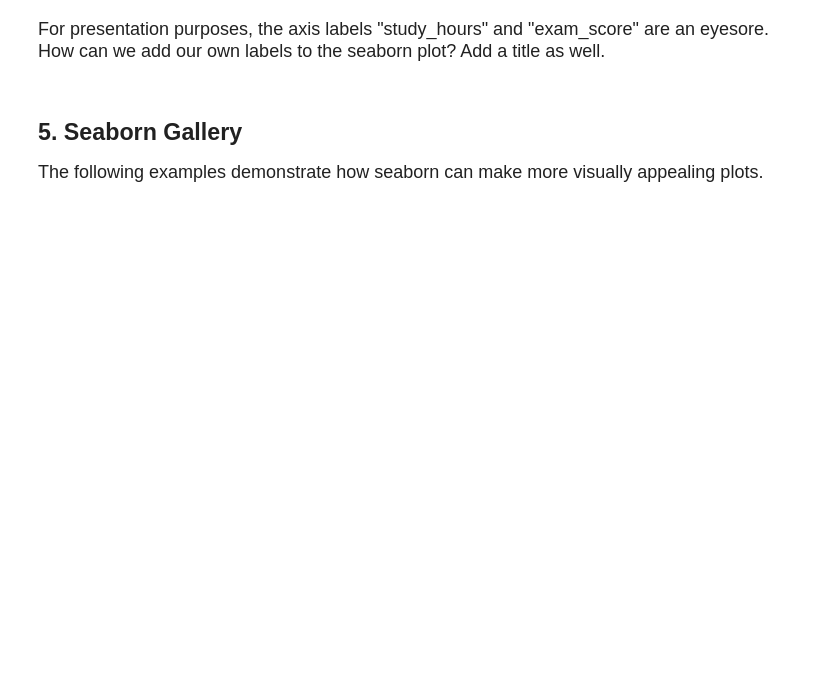
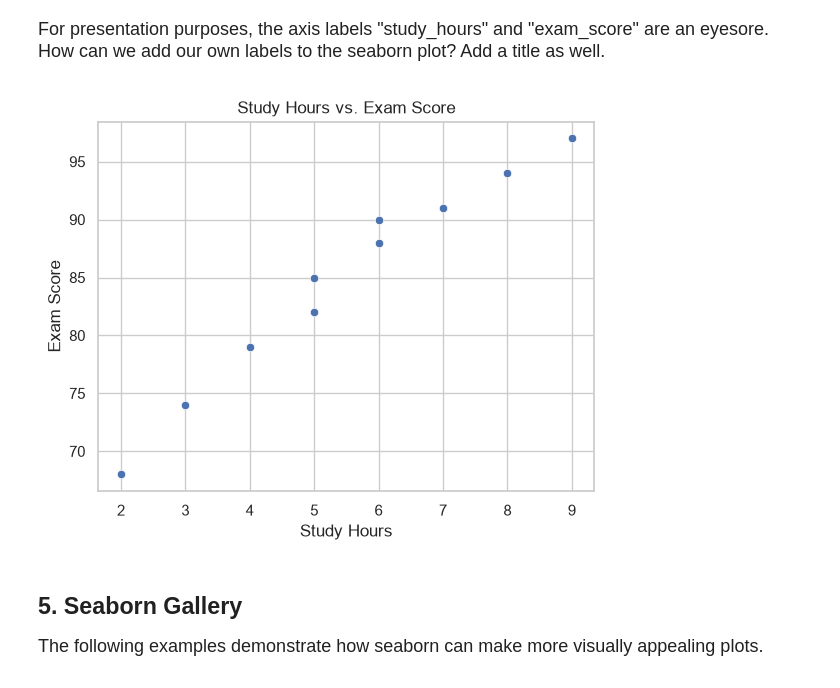
Before and after one commit to Siwei0609/datasci185fall2026, a Jupyter notebook: Lab_02/lab02.ipynb, the cells around one changed output. Drawn from its saved outputs; the diff is of its cells as text; code cells hidden in the pictures; blank space fills up the shorter version.

```diff
--- a/Lab_02/lab02.ipynb
+++ b/Lab_02/lab02.ipynb
@@ -207,12 +276,19 @@ plt.show()
 
 For presentation purposes, the axis labels "study_hours" and "exam_score" are an eyesore. How can we add our own labels to the seaborn plot? Add a title as well.
 # %%
+
+
+
 sns.scatterplot(x = pandas_df["study_hours"], y = pandas_df["exam_score"])
 ### Replace the x-axis and y-axis labels so no underscores are present
 ### Add a title
-
+plt.xlabel("Study Hours")
+plt.ylabel("Exam Score")
+plt.title("Study Hours vs. Exam Score")
 
 plt.show()
+# %% [output]
+[figure, added]
 # %% [markdown]
 ## 5. Seaborn Gallery
 
```
Also changed, not shown: parts of 17 cells of this notebook, 13 other files.
